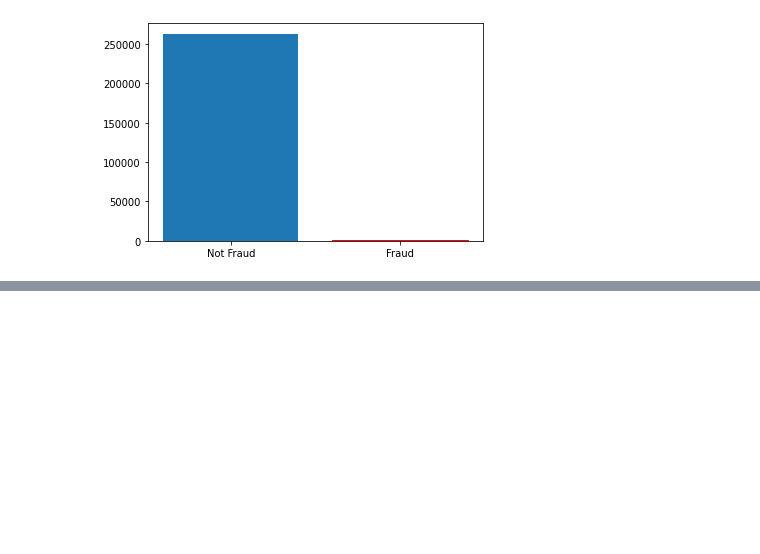
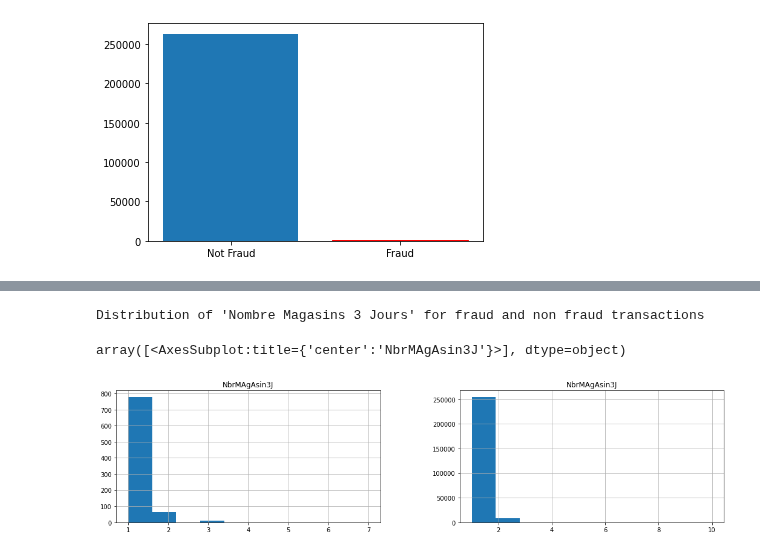
Before and after one commit to juan-kabbali/fraud-detection, a Jupyter notebook: main.ipynb, the cells around one changed output, grey strips where cells are left out. Cells and saved outputs as stored; diff of their text form; code cells hidden in the pictures; blank space fills up the shorter version.

```diff
--- a/main.ipynb
+++ b/main.ipynb
@@ -108,0 +107,9 @@ ValueError: hist method requires numerical columns, nothing to plot.
+# %%
+fig, axs = plt.subplots(1, 2, figsize=(18,4))
+print("Distribution of 'Nombre Magasins 3 Jours' for fraud and non fraud transactions")
+df_frauds.hist(column="NbrMAgAsin3J", ax=axs[0])
+df_non_frauds.hist(column="NbrMAgAsin3J", ax=axs[1])
+# %% [output]
+Distribution of 'Nombre Magasins 3 Jours' for fraud and non fraud transactions
+array([<AxesSubplot:title={'center':'NbrMAgAsin3J'}>], dtype=object)
+[figure, added]
```
Also changed, not shown: parts of 14 cells of this notebook.
